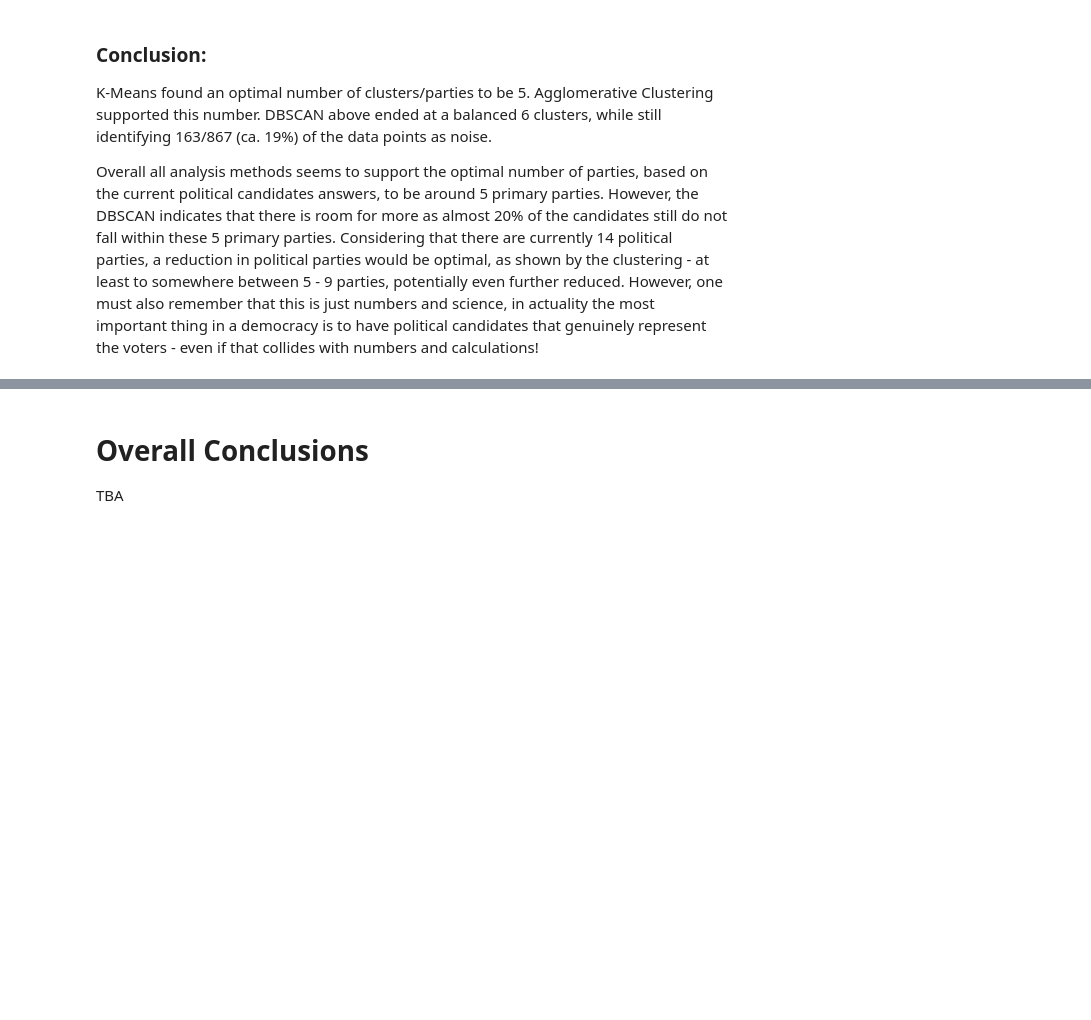
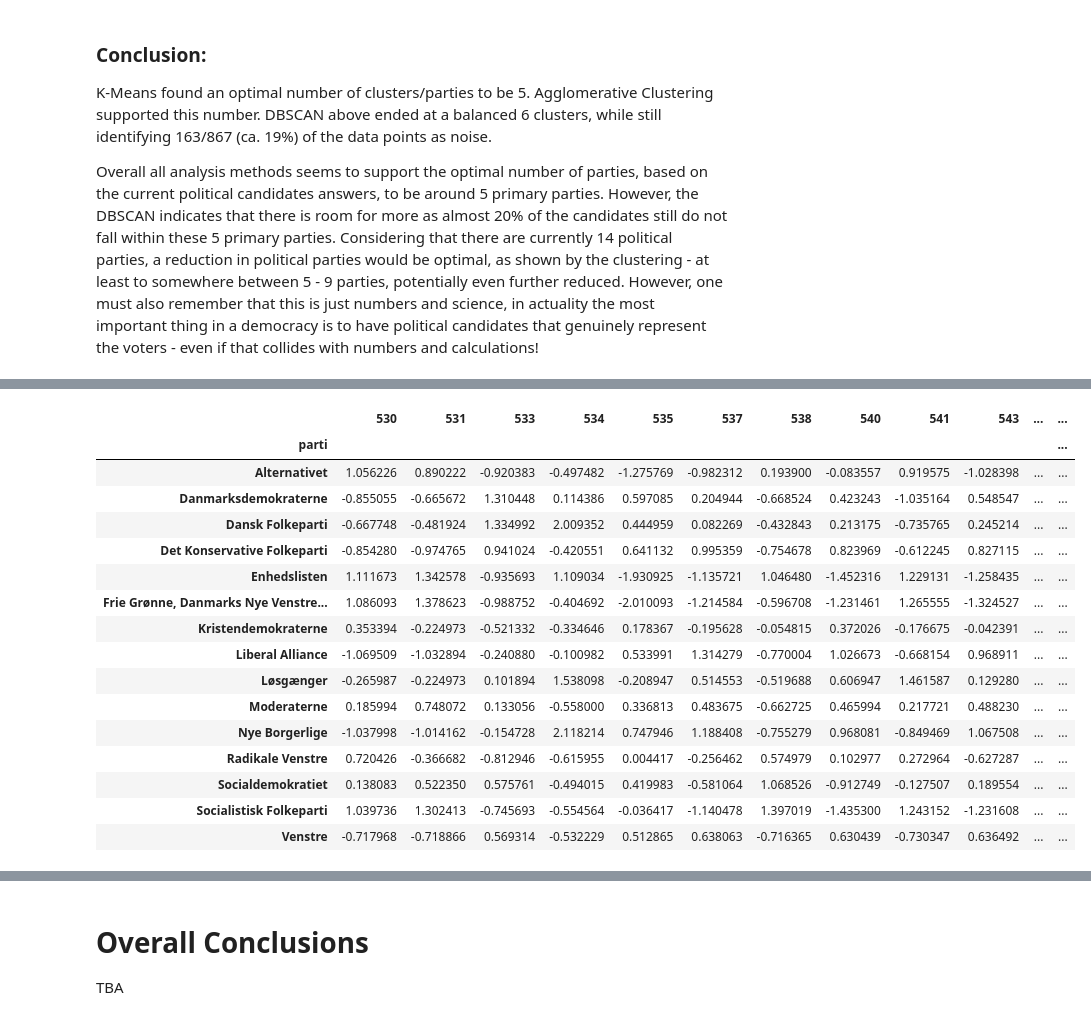
Before and after one commit to Dogmeat2000/MAL1-Python, a Jupyter notebook: Assignment 6/6. Candidate Test 2022 II.ipynb, the cells around one changed output, grey strips where cells are left out. Drawn from its saved outputs; the diff is of its cells as text; code cells hidden in the pictures; blank space fills up the shorter version.

```diff
--- a/Assignment 6/6. Candidate Test 2022 II.ipynb
+++ b/Assignment 6/6. Candidate Test 2022 II.ipynb
@@ -615,2 +629,63 @@ Overall all analysis methods seems to support the optimal number of parties, bas
 # %%
-# TBA
+# Function to be used later
+def plotCluster(fitted_data, graph_name):
+  plt.scatter(X_visualization[:, 0], X_visualization[:, 1], c=fitted_data, cmap='rainbow', s=10)
+  plt.title(graph_name)
+  plt.xlabel('PC1')
+  plt.ylabel('PC2')
+  plt.grid(True)
+  plt.show()
+
+
+# Data Pre-Processing:
+# 1. Let's first prepare the data:
+## Remove non-numerical columns:
+X = raw_data
+X = X.drop(columns=['storkreds', 'alder', 'navn'])
+
+## Remove any rows with missing data:
+X_clean = X.dropna()
+
+## Standardize the data, so mean = 0 and the standard variance for each feature/question is 1. (i.e. -1 to 1):
+scaler = StandardScaler()
+X_scaled = scaler.fit_transform(X_clean.drop(columns=['parti']))
+
+## For visualization:
+pca_visualization = PCA(n_components=2)
+X_visualization = pca_visualization.fit_transform(X_scaled)
+
+## Rebuild scaled data into a dataframe and calculate party means.
+X_scaled_df = pd.DataFrame(X_scaled, columns=X_clean.columns.drop('parti'), index=X_clean.index)
+X_scaled_df['parti'] = X_clean['parti']
+
+## Compute Party means:
+party_mean_responses_scaled = X_scaled_df.groupby('parti').mean()
+print("Scaled party mean responses:")
+display(party_mean_responses_scaled)
+
+# 2. Compute the euclidian distance between each politician's response vector and their party's average:
+
+## In order to calculate the distance between each candidate and their party avg, I'll be using the euclidian distance calculation, which simply calculates the distance between two points in each dimension (49 dimensions)
+## The principle is to calculate the square root of the total sum of squared differences across all dimensions
+distances = []
+for idx, row in X_scaled_df.drop(columns='parti').iterrows():
+    party = X_scaled_df.loc[idx, 'parti']
+    party_avg = party_mean_responses_scaled.loc[party]
+    distance = euclidean(row, party_avg)
+    distances.append((idx, raw_data.loc[idx, 'navn'], party, distance, party_avg))
+
+# Convert to dataframe for easier sorting and display:
+distance_df = pd.DataFrame(distances, columns=['index', 'name', 'party', 'distance_to_party_mean', 'party_mean_vector'])
+
+# Sort results by agreement:
+distance_df_sorted = distance_df.sort_values(by='distance_to_party_mean').reset_index(drop=True)
+
+# Print most aligned members:
+print("Top 10 most aligned (in agreement) members with each party's average responses:")
+display(distance_df_sorted.head(10))
+print()
+
+# Print least aligned members:
+print("Top 10 least aligned (in agreement) members with each party's average responses:")
+display(distance_df_sorted.tail(10))
+# %% [output]
@@ -616,0 +693,17 @@ Overall all analysis methods seems to support the optimal number of parties, bas
+|  | 530 | 531 | 533 | 534 | 535 | 537 | 538 | 540 | 541 | 543 | ... | ... |
+| parti |  |  |  |  |  |  |  |  |  |  |  | ... |
+| Alternativet | 1.056226 | 0.890222 | -0.920383 | -0.497482 | -1.275769 | -0.982312 | 0.193900 | -0.083557 | 0.919575 | -1.028398 | ... | ... |
+| Danmarksdemokraterne | -0.855055 | -0.665672 | 1.310448 | 0.114386 | 0.597085 | 0.204944 | -0.668524 | 0.423243 | -1.035164 | 0.548547 | ... | ... |
+| Dansk Folkeparti | -0.667748 | -0.481924 | 1.334992 | 2.009352 | 0.444959 | 0.082269 | -0.432843 | 0.213175 | -0.735765 | 0.245214 | ... | ... |
+| Det Konservative Folkeparti | -0.854280 | -0.974765 | 0.941024 | -0.420551 | 0.641132 | 0.995359 | -0.754678 | 0.823969 | -0.612245 | 0.827115 | ... | ... |
+| Enhedslisten | 1.111673 | 1.342578 | -0.935693 | 1.109034 | -1.930925 | -1.135721 | 1.046480 | -1.452316 | 1.229131 | -1.258435 | ... | ... |
+| Frie Grønne, Danmarks Nye Venstre... | 1.086093 | 1.378623 | -0.988752 | -0.404692 | -2.010093 | -1.214584 | -0.596708 | -1.231461 | 1.265555 | -1.324527 | ... | ... |
+| Kristendemokraterne | 0.353394 | -0.224973 | -0.521332 | -0.334646 | 0.178367 | -0.195628 | -0.054815 | 0.372026 | -0.176675 | -0.042391 | ... | ... |
+| Liberal Alliance | -1.069509 | -1.032894 | -0.240880 | -0.100982 | 0.533991 | 1.314279 | -0.770004 | 1.026673 | -0.668154 | 0.968911 | ... | ... |
+| Løsgænger | -0.265987 | -0.224973 | 0.101894 | 1.538098 | -0.208947 | 0.514553 | -0.519688 | 0.606947 | 1.461587 | 0.129280 | ... | ... |
+| Moderaterne | 0.185994 | 0.748072 | 0.133056 | -0.558000 | 0.336813 | 0.483675 | -0.662725 | 0.465994 | 0.217721 | 0.488230 | ... | ... |
+| Nye Borgerlige | -1.037998 | -1.014162 | -0.154728 | 2.118214 | 0.747946 | 1.188408 | -0.755279 | 0.968081 | -0.849469 | 1.067508 | ... | ... |
+| Radikale Venstre | 0.720426 | -0.366682 | -0.812946 | -0.615955 | 0.004417 | -0.256462 | 0.574979 | 0.102977 | 0.272964 | -0.627287 | ... | ... |
+| Socialdemokratiet | 0.138083 | 0.522350 | 0.575761 | -0.494015 | 0.419983 | -0.581064 | 1.068526 | -0.912749 | -0.127507 | 0.189554 | ... | ... |
+| Socialistisk Folkeparti | 1.039736 | 1.302413 | -0.745693 | -0.554564 | -0.036417 | -1.140478 | 1.397019 | -1.435300 | 1.243152 | -1.231608 | ... | ... |
+| Venstre | -0.717968 | -0.718866 | 0.569314 | -0.532229 | 0.512865 | 0.638063 | -0.716365 | 0.630439 | -0.730347 | 0.636492 | ... | ... |
```
Also changed, not shown: parts of 4 cells of this notebook.
